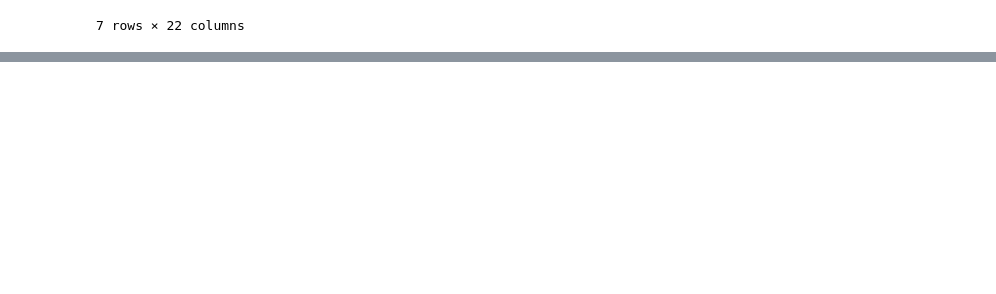
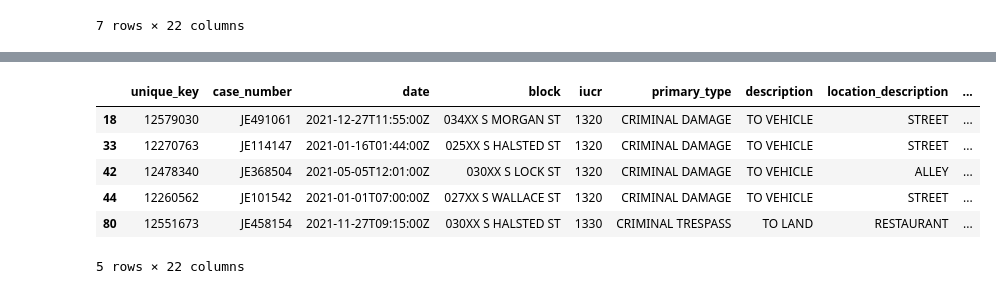
Before and after one commit to dwipaalfarisi/project-data-analysis, a Jupyter notebook: chicago_crime.ipynb, the cells around one changed output, grey strips where cells are left out. Cells and saved outputs as stored; diff of their text form; code cells hidden in the pictures; blank space fills up the shorter version.

```diff
--- a/chicago_crime.ipynb
+++ b/chicago_crime.ipynb
@@ -690,0 +813,12 @@ data.loc[data['description'].str.contains("CHILD")][73:80]
+# %%
+# check 2021
+twentyone_data = recent_data.loc[recent_data['date'].str.contains("2021")]
+twentyone_data.head()
+# %% [output]
+|  | unique_key | case_number | date | block | iucr | primary_type | description | location_description | ... |
+| 18 | 12579030 | JE491061 | 2021-12-27T11:55:00Z | 034XX S MORGAN ST | 1320 | CRIMINAL DAMAGE | TO VEHICLE | STREET | ... |
+| 33 | 12270763 | JE114147 | 2021-01-16T01:44:00Z | 025XX S HALSTED ST | 1320 | CRIMINAL DAMAGE | TO VEHICLE | STREET | ... |
+| 42 | 12478340 | JE368504 | 2021-05-05T12:01:00Z | 030XX S LOCK ST | 1320 | CRIMINAL DAMAGE | TO VEHICLE | ALLEY | ... |
+| 44 | 12260562 | JE101542 | 2021-01-01T07:00:00Z | 027XX S WALLACE ST | 1320 | CRIMINAL DAMAGE | TO VEHICLE | STREET | ... |
+| 80 | 12551673 | JE458154 | 2021-11-27T09:15:00Z | 030XX S HALSTED ST | 1330 | CRIMINAL TRESPASS | TO LAND | RESTAURANT | ... |
+5 rows × 22 columns
```
Also changed, not shown: parts of 33 cells of this notebook.
